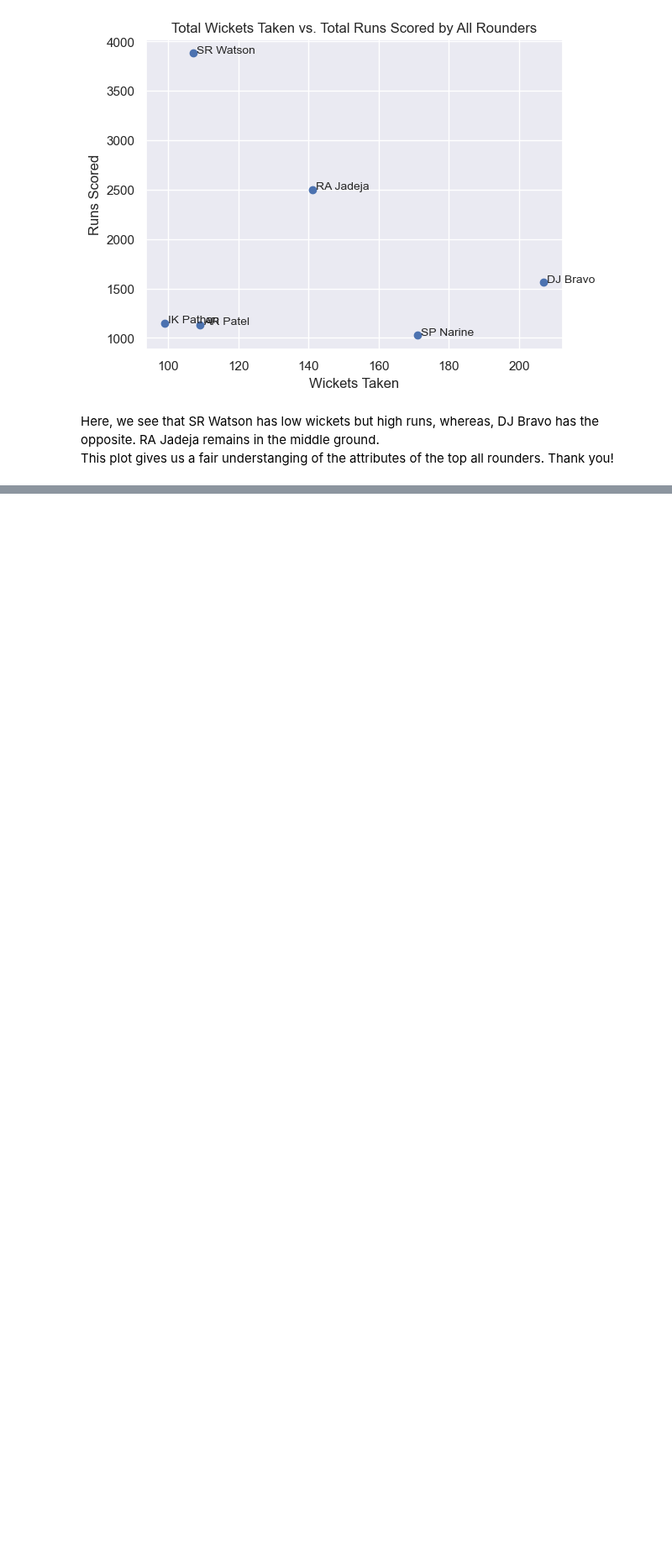
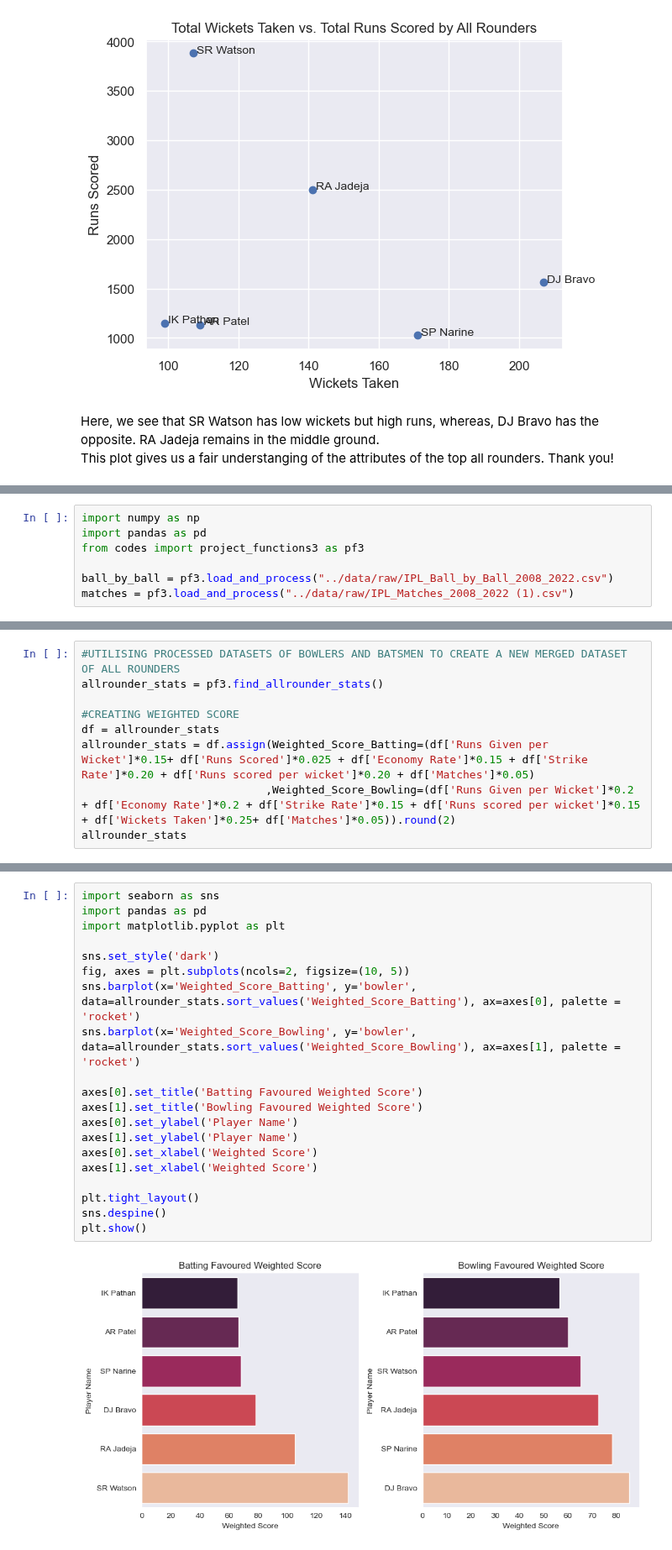
Before and after one commit to ubco-W2022T2-data301/project-group-group60, a Jupyter notebook: analysis/analysis3.ipynb, the cells around one changed output, grey strips where cells are left out. Shown at 84% size. Cells and saved outputs as stored; diff of their text form; blank space fills up the shorter version.

```diff
--- a/analysis/analysis3.ipynb
+++ b/analysis/analysis3.ipynb
@@ -174,0 +226,7 @@ Thank you!
+# %%
+import numpy as np
+import pandas as pd
+from codes import project_functions3 as pf3
+
+ball_by_ball = pf3.load_and_process("../data/raw/IPL_Ball_by_Ball_2008_2022.csv")
+matches = pf3.load_and_process("../data/raw/IPL_Matches_2008_2022 (1).csv")
@@ -174,0 +235,9 @@ Thank you!
+# %%
+#UTILISING PROCESSED DATASETS OF BOWLERS AND BATSMEN TO CREATE A NEW MERGED DATASET OF ALL ROUNDERS
+allrounder_stats = pf3.find_allrounder_stats()
+
+#CREATING WEIGHTED SCORE
+df = allrounder_stats
+allrounder_stats = df.assign(Weighted_Score_Batting=(df['Runs Given per Wicket']*0.15+ df['Runs Scored']*0.025 + df['Economy Rate']*0.15 + df['Strike Rate']*0.20 + df['Runs scored per wicket']*0.20 + df['Matches']*0.05)
+                            ,Weighted_Score_Bowling=(df['Runs Given per Wicket']*0.2 + df['Economy Rate']*0.2 + df['Strike Rate']*0.15 + df['Runs scored per wicket']*0.15 + df['Wickets Taken']*0.25+ df['Matches']*0.05)).round(2)
+allrounder_stats
@@ -174,0 +252,22 @@ Thank you!
+# %%
+import seaborn as sns
+import pandas as pd
+import matplotlib.pyplot as plt
+
+sns.set_style('dark')
+fig, axes = plt.subplots(ncols=2, figsize=(10, 5))
+sns.barplot(x='Weighted_Score_Batting', y='bowler', data=allrounder_stats.sort_values('Weighted_Score_Batting'), ax=axes[0], palette = 'rocket')
+sns.barplot(x='Weighted_Score_Bowling', y='bowler', data=allrounder_stats.sort_values('Weighted_Score_Bowling'), ax=axes[1], palette = 'rocket')
+
+axes[0].set_title('Batting Favoured Weighted Score')
+axes[1].set_title('Bowling Favoured Weighted Score')
+axes[0].set_ylabel('Player Name')
+axes[1].set_ylabel('Player Name')
+axes[0].set_xlabel('Weighted Score')
+axes[1].set_xlabel('Weighted Score')
+
+plt.tight_layout()
+sns.despine()
+plt.show()
+# %% [output]
+[figure, added]
```
Also changed, not shown: parts of 28 cells of this notebook, 3 other files.
